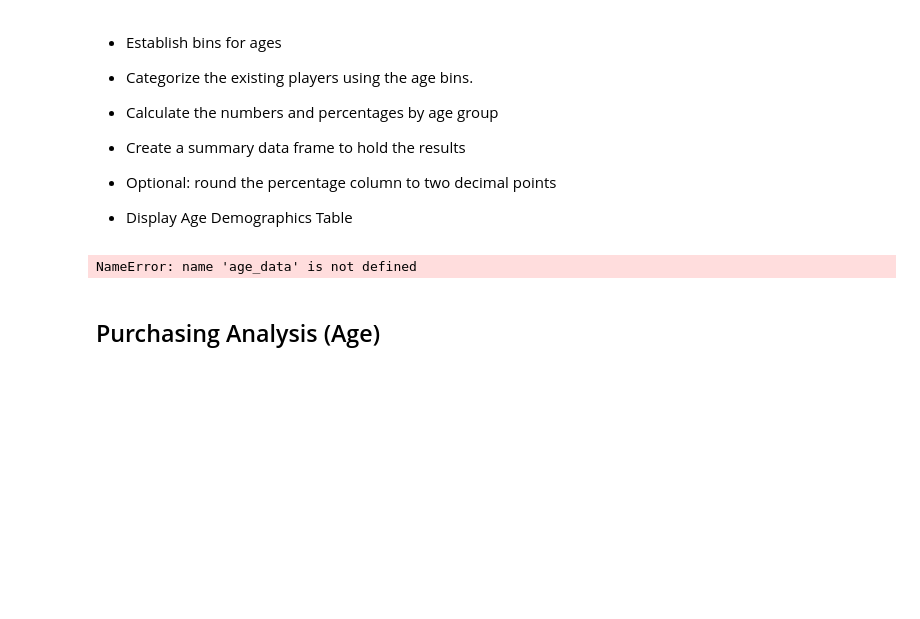
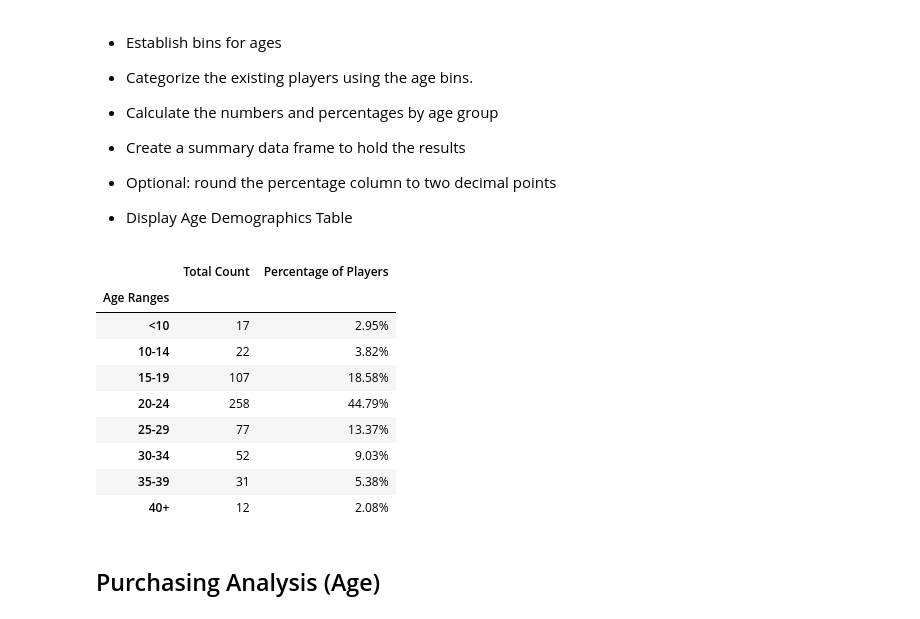
Before and after one commit to CicilyGeorge/pandas-challenge, a Jupyter notebook: HeroesOfPymoli.ipynb, the cells around one changed output. Saved outputs shown, nothing was run; the diff lists cells and outputs as text; code cells hidden in the pictures; blank space fills up the shorter version.

```diff
--- a/HeroesOfPymoli.ipynb
+++ b/HeroesOfPymoli.ipynb
@@ -163,10 +165,37 @@ gender_purchase_data.style.format({"Average Purchase Price": "${:.2f}",
 
 
 * Display Age Demographics Table
-# %%
-age_data
-# %% [output]
-NameError: name 'age_data' is not defined
+# %%
+max_age = purchase_data["Age"].max()
+# Create the bins in which Data will be held
+# Bins are 0, 59.9, 69.9, 79.9, 89.9, 100.
+bins = [0, 9, 14, 19, 24, 29, 34, 39, max_age]
+
+# Create the names for the five bins
+group_names = ["<10", "10-14", "15-19", "20-24", "25-29", "30-34", "35-39", "40+"]
+
+# Categorize the existing players using the age bins.
+purchase_data["Age Ranges"] = pd.cut(purchase_data["Age"], bins, labels=group_names, include_lowest=True)
+
+age_group = purchase_data.groupby(["Age Ranges"])
+age_count = age_group["SN"].nunique()
+player_percent = age_count / total_players * 100
+
+age_data = pd.DataFrame({"Total Count": age_count,
+                          "Percentage of Players": player_percent})
+# age_data.index.name = None
+age_data.style.format({"Percentage of Players": "{:.2f}%"})
+# %% [output]
+|  | Total Count | Percentage of Players |
+| Age Ranges |  |  |
+| <10 | 17 | 2.95% |
+| 10-14 | 22 | 3.82% |
+| 15-19 | 107 | 18.58% |
+| 20-24 | 258 | 44.79% |
+| 25-29 | 77 | 13.37% |
+| 30-34 | 52 | 9.03% |
+| 35-39 | 31 | 5.38% |
+| 40+ | 12 | 2.08% |
 # %% [markdown]
 ## Purchasing Analysis (Age)
 # %% [markdown]
```
Also changed, not shown: parts of 6 cells of this notebook, 1 other file.
